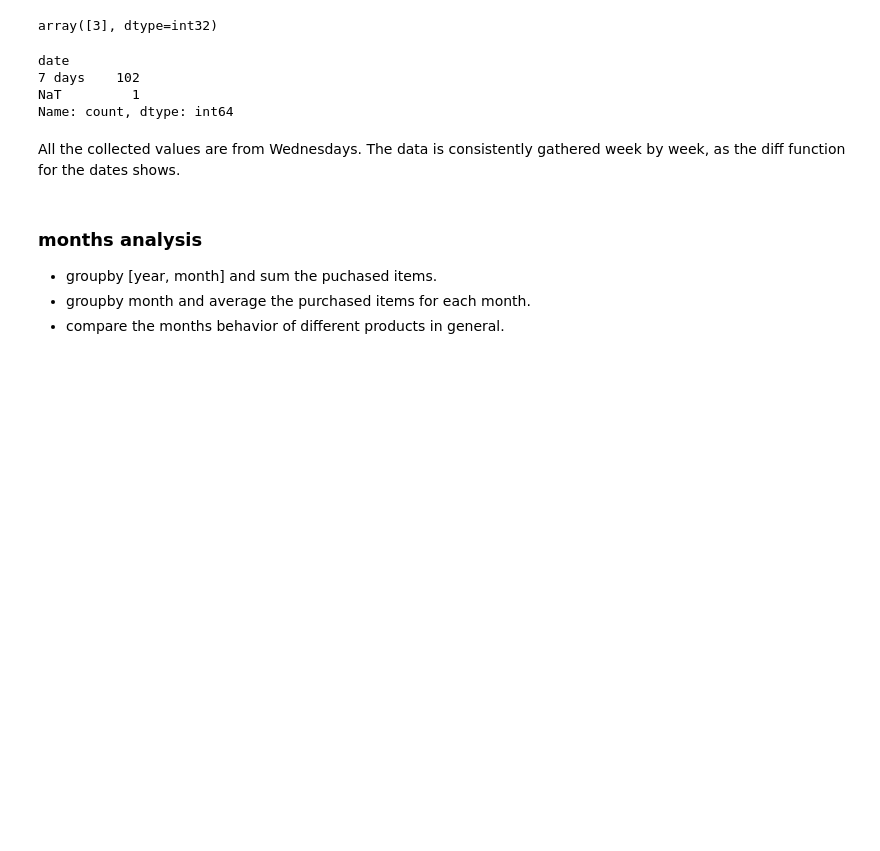
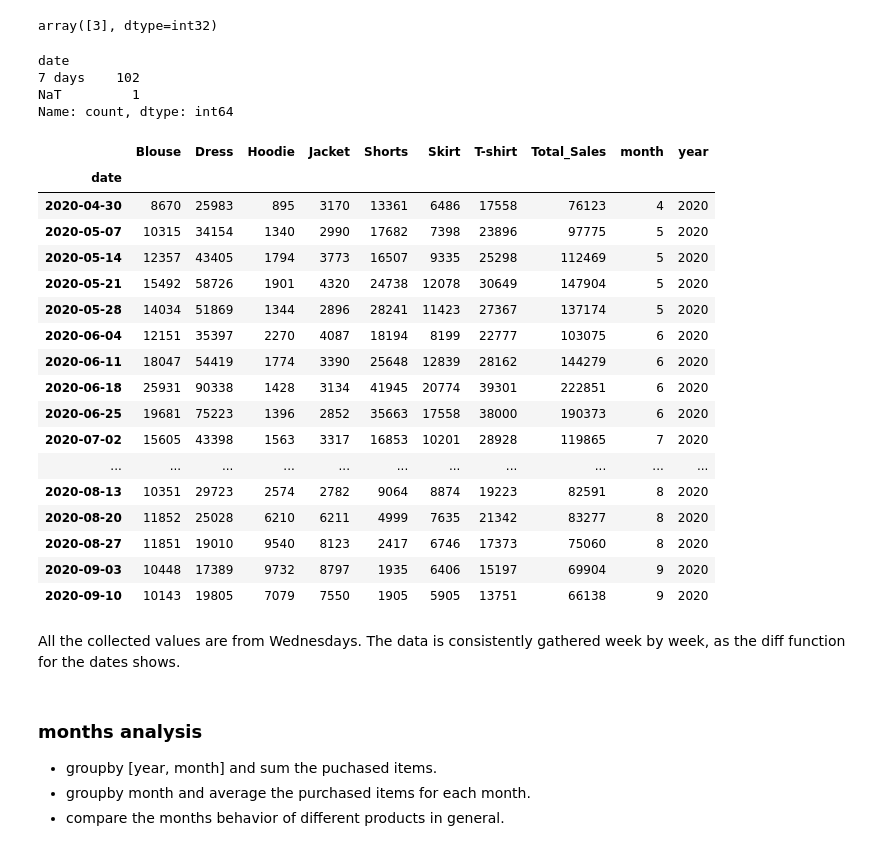
Before and after one commit to mahernadar/nyrkr, a Jupyter notebook: Regression.ipynb, the cells around one changed output. Cells and saved outputs as stored; diff of their text form; code cells hidden in the pictures; blank space fills up the shorter version.

```diff
--- a/Regression.ipynb
+++ b/Regression.ipynb
@@ -116,6 +119,27 @@ date
 7 days    102
 NaT         1
 Name: count, dtype: int64
+# %%
+sales_df.tail(20)
+# %% [output]
+|  | Blouse | Dress | Hoodie | Jacket | Shorts | Skirt | T-shirt | Total_Sales | month | year |
+| date |  |  |  |  |  |  |  |  |  |  |
+| 2020-04-30 | 8670 | 25983 | 895 | 3170 | 13361 | 6486 | 17558 | 76123 | 4 | 2020 |
+| 2020-05-07 | 10315 | 34154 | 1340 | 2990 | 17682 | 7398 | 23896 | 97775 | 5 | 2020 |
+| 2020-05-14 | 12357 | 43405 | 1794 | 3773 | 16507 | 9335 | 25298 | 112469 | 5 | 2020 |
+| 2020-05-21 | 15492 | 58726 | 1901 | 4320 | 24738 | 12078 | 30649 | 147904 | 5 | 2020 |
+| 2020-05-28 | 14034 | 51869 | 1344 | 2896 | 28241 | 11423 | 27367 | 137174 | 5 | 2020 |
+| 2020-06-04 | 12151 | 35397 | 2270 | 4087 | 18194 | 8199 | 22777 | 103075 | 6 | 2020 |
+| 2020-06-11 | 18047 | 54419 | 1774 | 3390 | 25648 | 12839 | 28162 | 144279 | 6 | 2020 |
+| 2020-06-18 | 25931 | 90338 | 1428 | 3134 | 41945 | 20774 | 39301 | 222851 | 6 | 2020 |
+| 2020-06-25 | 19681 | 75223 | 1396 | 2852 | 35663 | 17558 | 38000 | 190373 | 6 | 2020 |
+| 2020-07-02 | 15605 | 43398 | 1563 | 3317 | 16853 | 10201 | 28928 | 119865 | 7 | 2020 |
+| ... | ... | ... | ... | ... | ... | ... | ... | ... | ... | ... |
+| 2020-08-13 | 10351 | 29723 | 2574 | 2782 | 9064 | 8874 | 19223 | 82591 | 8 | 2020 |
+| 2020-08-20 | 11852 | 25028 | 6210 | 6211 | 4999 | 7635 | 21342 | 83277 | 8 | 2020 |
+| 2020-08-27 | 11851 | 19010 | 9540 | 8123 | 2417 | 6746 | 17373 | 75060 | 8 | 2020 |
+| 2020-09-03 | 10448 | 17389 | 9732 | 8797 | 1935 | 6406 | 15197 | 69904 | 9 | 2020 |
+| 2020-09-10 | 10143 | 19805 | 7079 | 7550 | 1905 | 5905 | 13751 | 66138 | 9 | 2020 |
 # %% [markdown]
 All the collected values are from Wednesdays.
 The data is consistently gathered week by week, as the diff function for the dates shows.
```
Also changed, not shown: parts of 10 cells of this notebook, 4 other files.
